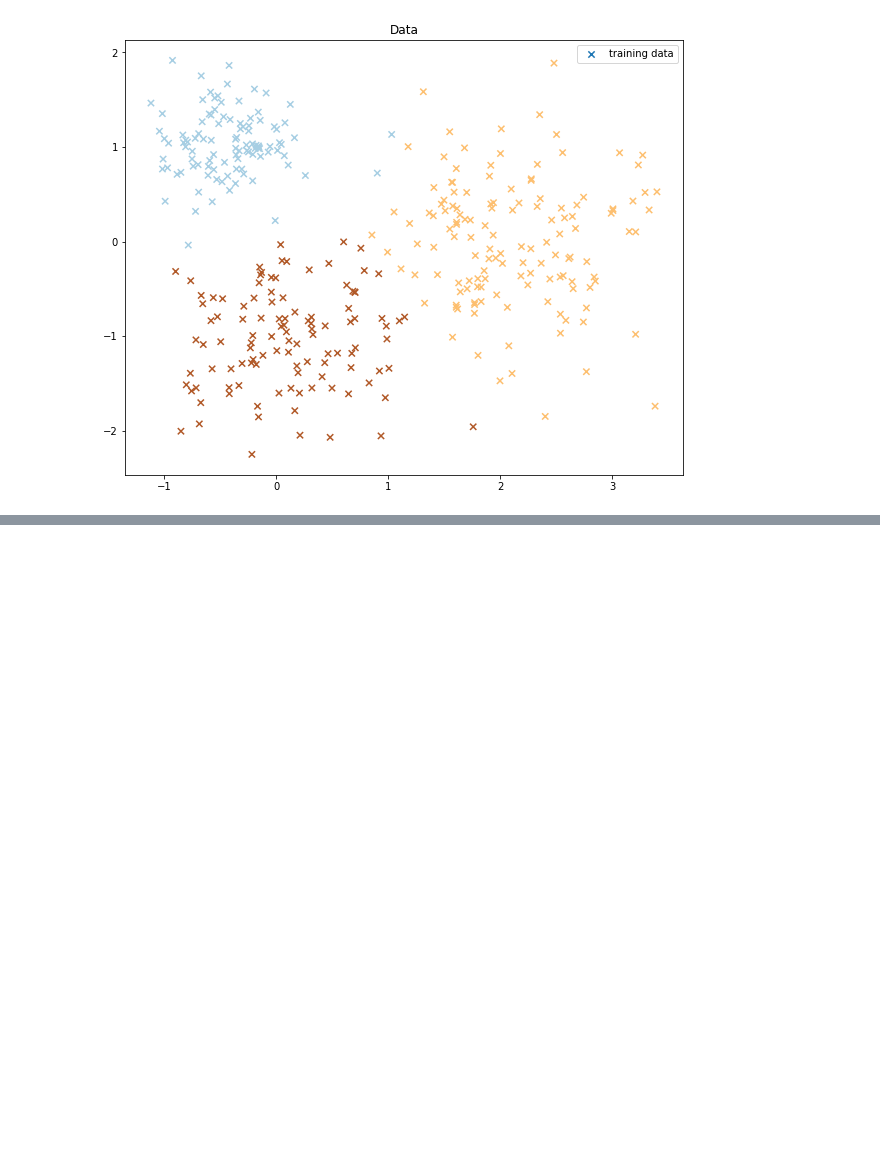
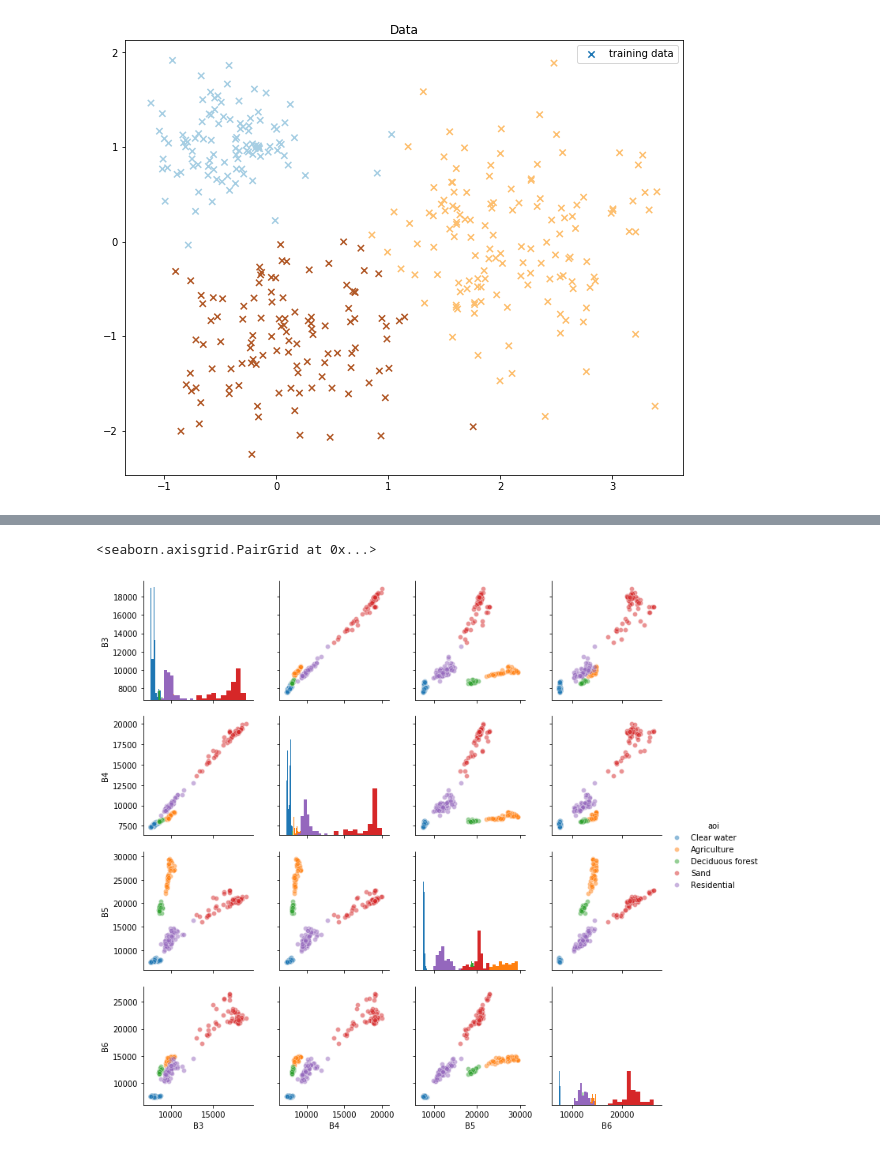
Before and after one commit to jonwangio/uu_ml, a Jupyter notebook: CLA_0_unsupervised_kmeans_EM_mixtureModels.ipynb, the cells around one changed output, grey strips where cells are left out. Cells and saved outputs as stored; diff of their text form; code cells hidden in the pictures; blank space fills up the shorter version.

```diff
--- a/CLA_0_unsupervised_kmeans_EM_mixtureModels.ipynb
+++ b/CLA_0_unsupervised_kmeans_EM_mixtureModels.ipynb
@@ -205,0 +188,9 @@ plt.imshow(labels.reshape(row, col))
+# %%
+# We have already prepared all the data in the form of a table.
+# You can load the data by using Geopandas
+
+import pandas as pd
+lulc = pd.read_csv('data/stack_aoi_2015.csv')
+
+# View some sample rows of the data
+lulc.head()
@@ -205,0 +204,17 @@ plt.imshow(labels.reshape(row, col))
+# %%
+
+import seaborn as sns
+
+# Subset for plotting speed
+lulc_sub = lulc.sample(n=500)
+
+# adjust aoi numbers to land cover
+aoi['aoi_cat'] = pd.Categorical(aoi['class'])
+classes = aoi.loc[:,['land_cover', 'aoi_cat']].drop_duplicates()
+class_dict = {k:v for k,v in zip(classes.aoi_cat, classes.land_cover)}
+lulc_sub.replace({'aoi': class_dict}, inplace=True)
+sns.pairplot(lulc_sub.loc[:,['B3', 'B4', 'B5', 'B6', 'aoi']], hue='aoi', diag_kind="hist",
+             plot_kws=dict(linewidth=0.5, alpha=0.5))
+# %% [output]
+<seaborn.axisgrid.PairGrid at 0x...>
+[figure, added]
```
Also changed, not shown: parts of 6 cells of this notebook, 2 other files.
